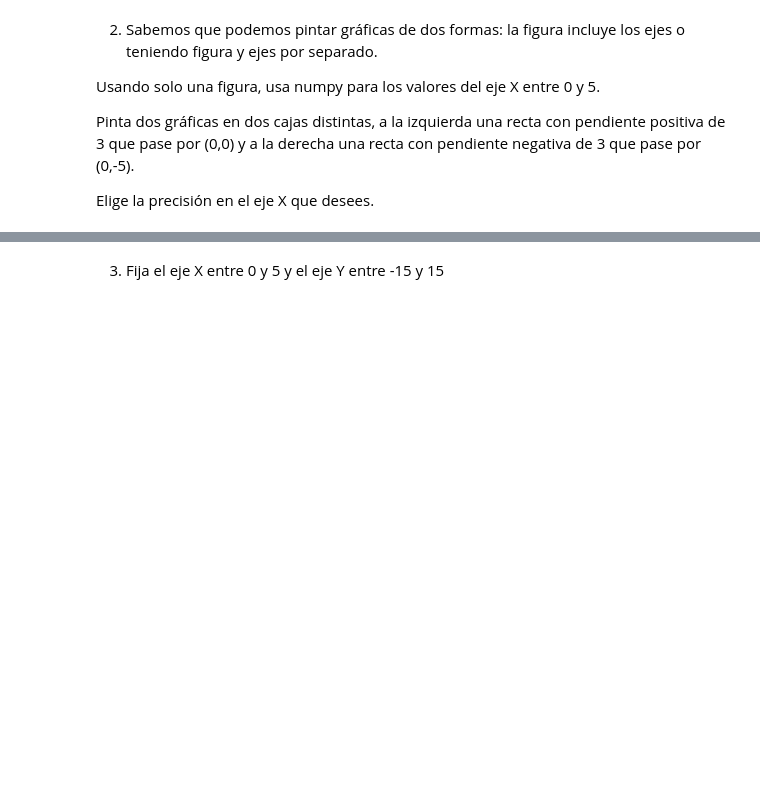
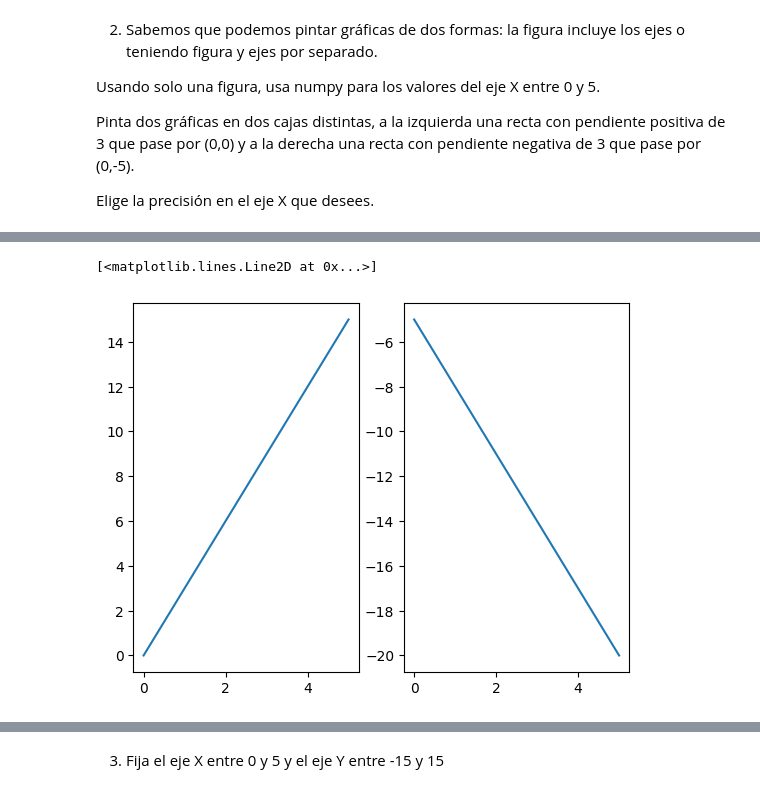
Before and after one commit to MNievas12/2411_dsft_thebridge, a Jupyter notebook: 2-Data-Analysis/4-Visualización/1-Matplotlib/ejercicios/ejercicios_Matplotlib.ipynb, the cells around one changed output, grey strips where cells are left out. Drawn from its saved outputs; the diff is of its cells as text; code cells hidden in the pictures; blank space fills up the shorter version.

```diff
--- a/2-Data-Analysis/4-Visualización/1-Matplotlib/ejercicios/ejercicios_Matplotlib.ipynb
+++ b/2-Data-Analysis/4-Visualización/1-Matplotlib/ejercicios/ejercicios_Matplotlib.ipynb
@@ -14,0 +52,8 @@ Elige la precisión en el eje X que desees.
+# %%
+plt.subplot(1,2,1)
+plt.plot(x, y1)
+plt.subplot(1,2,2)
+plt.plot(x, y2)
+# %% [output]
+[<matplotlib.lines.Line2D at 0x...>]
+[figure, added]
```
Also changed, not shown: parts of 8 cells of this notebook.
